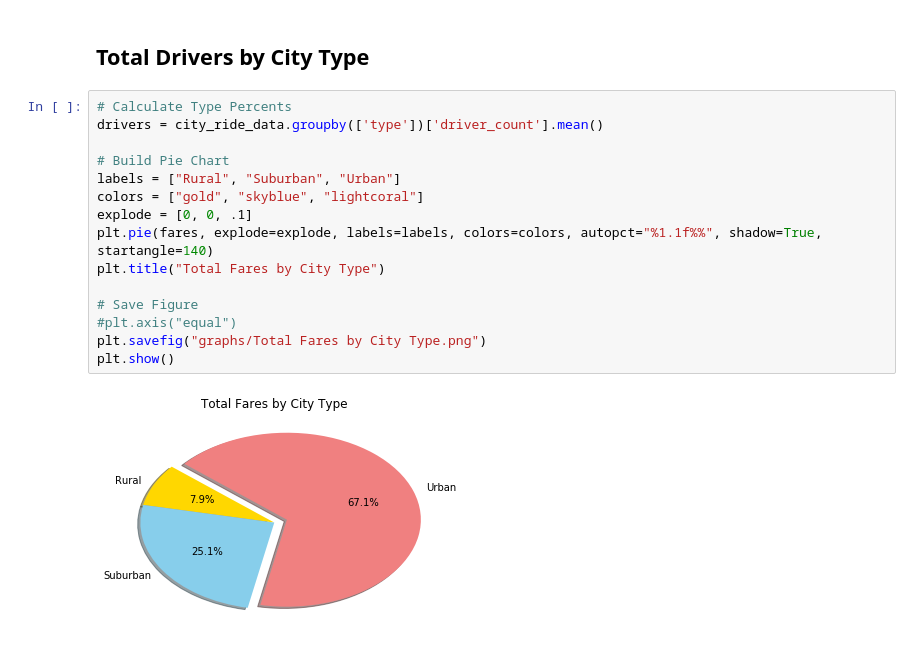
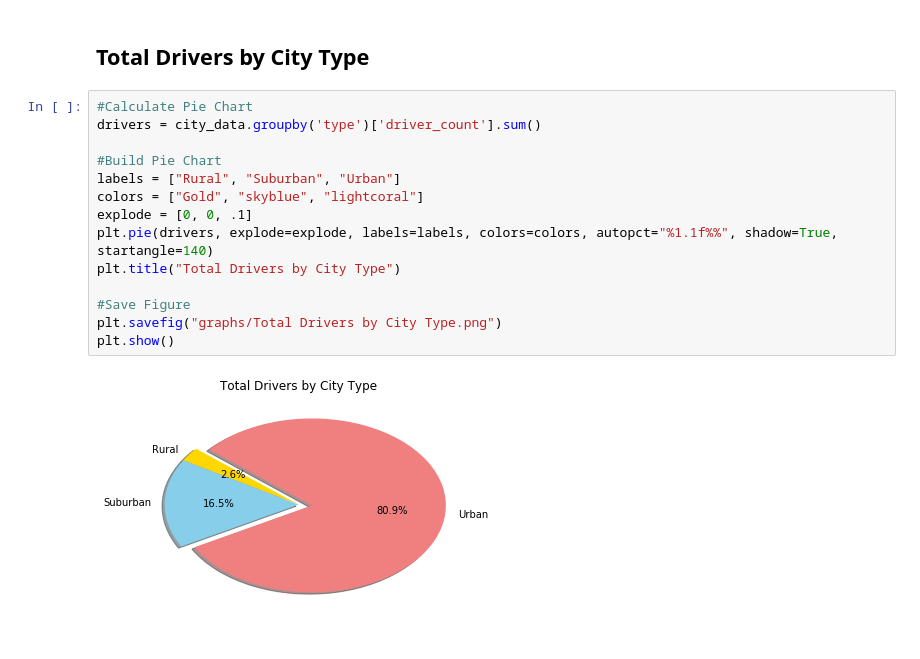
Before and after one commit to pogomike/Matplotlib, a Jupyter notebook: pyber_starter.ipynb, the cells around one changed output. Saved outputs shown, nothing was run; the diff lists cells and outputs as text.

```diff
--- a/pyber_starter.ipynb
+++ b/pyber_starter.ipynb
@@ -116,19 +106,18 @@ plt.show()
 # %% [markdown]
 ## Total Drivers by City Type
 # %%
-# Calculate Type Percents
-drivers = city_ride_data.groupby(['type'])['driver_count'].mean()
+#Calculate Pie Chart
+drivers = city_data.groupby('type')['driver_count'].sum()
 
-# Build Pie Chart
+#Build Pie Chart
 labels = ["Rural", "Suburban", "Urban"]
-colors = ["gold", "skyblue", "lightcoral"]
+colors = ["Gold", "skyblue", "lightcoral"]
 explode = [0, 0, .1]
-plt.pie(fares, explode=explode, labels=labels, colors=colors, autopct="%1.1f%%", shadow=True, startangle=140)
-plt.title("Total Fares by City Type")
+plt.pie(drivers, explode=explode, labels=labels, colors=colors, autopct="%1.1f%%", shadow=True, startangle=140)
+plt.title("Total Drivers by City Type")
 
-# Save Figure
-#plt.axis("equal")
-plt.savefig("graphs/Total Fares by City Type.png")
+#Save Figure
+plt.savefig("graphs/Total Drivers by City Type.png")
 plt.show()
 # %% [output]
-[figure, old version]
+[figure, new version]
```
Also changed, not shown: parts of 6 cells of this notebook, 1 other file.
